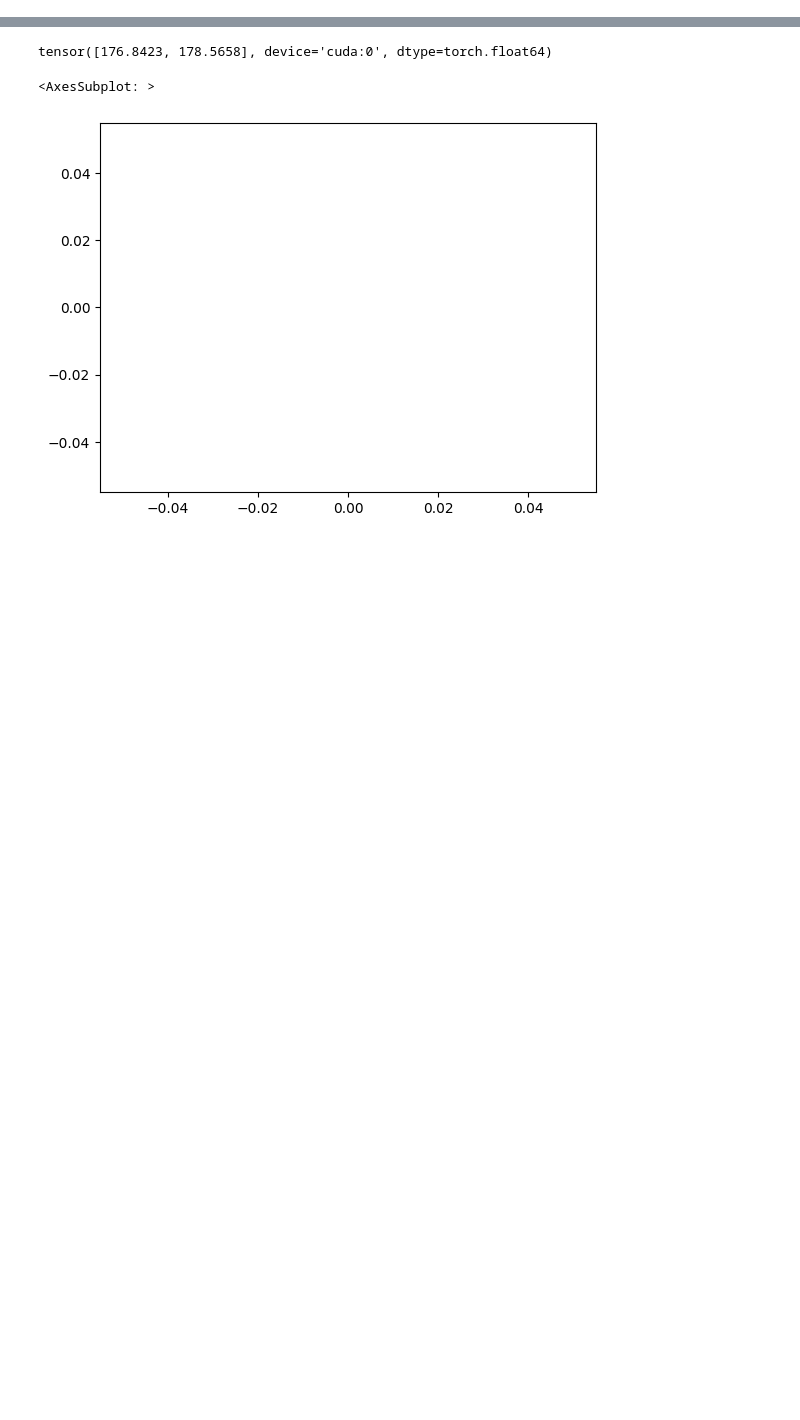
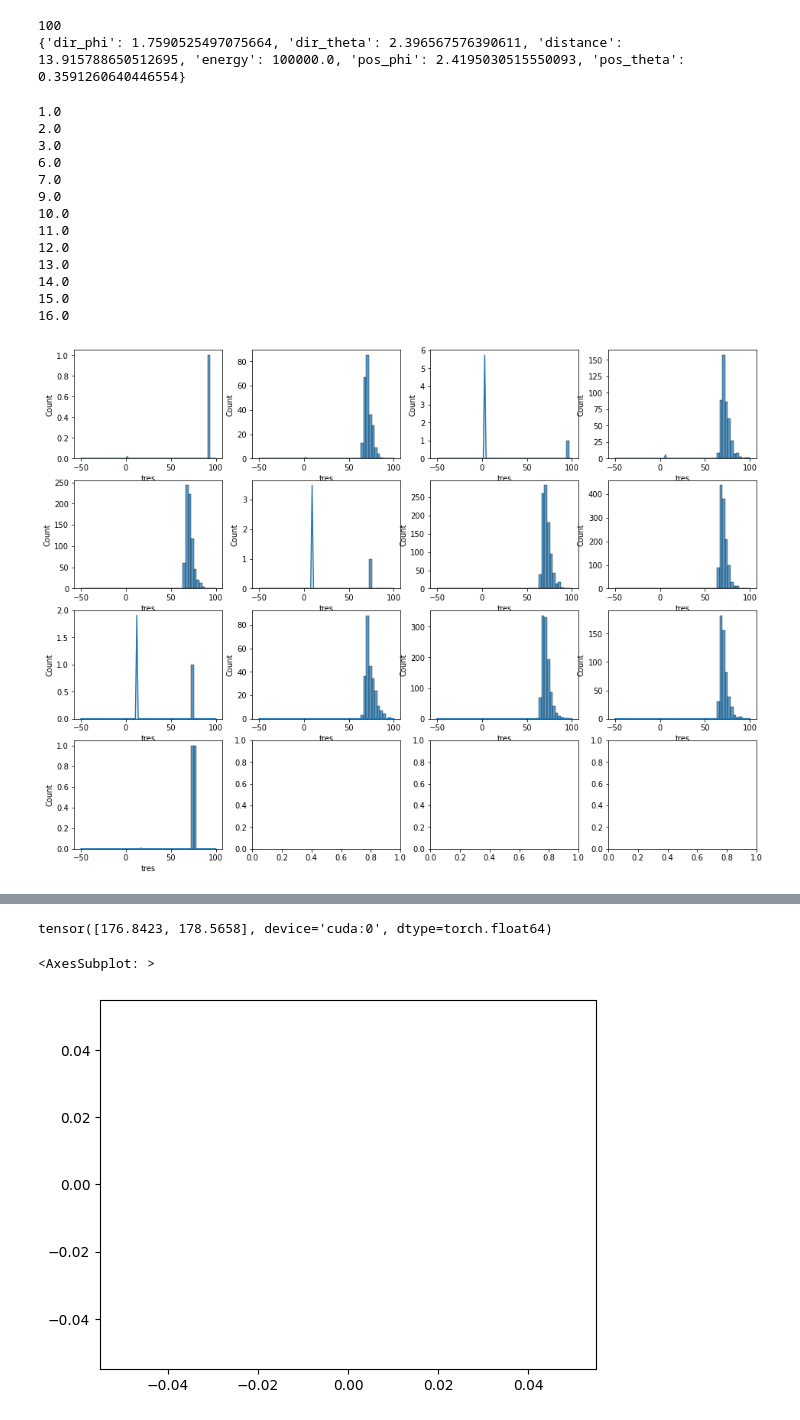
Before and after one commit to chrhck/NeutrinoTelescopes, a Jupyter notebook: notebooks/fit_normalizing_flow.ipynb, the cells around one changed output, grey strips where cells are left out. Cells and saved outputs as stored; diff of their text form; code cells hidden in the pictures; blank space fills up the shorter version.

Commit message:
streamline tables

```diff
--- a/notebooks/fit_normalizing_flow.ipynb
+++ b/notebooks/fit_normalizing_flow.ipynb
@@ -128,9 +188,9 @@ def read_table_hdf(fname, ix):
 # %%
-ds = HDF5PhotonTable("../assets/photon_table.hd5", 0, -1)
+ds = HDF5PhotonTableUnWeighted("../assets/photon_table.hd5", 0, -1)
 
 split_len = int(np.ceil(0.7*len(ds)))
 
 train_dataset, test_dataset = random_split(ds, [split_len, len(ds)-split_len])
 
-train_loader = DataLoader(train_dataset, batch_size=100, shuffle=True)
-test_loader= DataLoader(test_dataset, batch_size=10000)
+train_loader = DataLoader(train_dataset, batch_size=500, shuffle=True)
+test_loader= DataLoader(test_dataset, batch_size=5000)
@@ -136,0 +256,45 @@ test_loader= DataLoader(test_dataset, batch_size=10000)
+# %%
+ev = read_table_hdf_unweighted("../assets/photon_table.hd5", 80)
+print(ev[1])
+# %% [output]
+100
+{'dir_phi': 1.7590525497075664, 'dir_theta': 2.396567576390611, 'distance': 13.915788650512695, 'energy': 100000.0, 'pos_phi': 2.4195030515550093, 'pos_theta': 0.3591260640446554}
+# %%
+fig, axs = plt.subplots(4, 4, figsize=(16, 12))
+
+label_order = ["distance", "energy", "dir_theta", "dir_phi", "pos_theta", "pos_phi"]
+
+for i, (grpname, grp) in enumerate(ev[0].groupby("pmt_id")):
+    row, col = divmod(i, 4)
+    ax = axs[row][col]
+    x = grp["tres"]
+    #weights = grp["weight"]
+    sns.histplot(x=x, bins=np.linspace(-50, 100, 50), ax=ax)
+
+    pmt_encoding = torch.nn.functional.one_hot(torch.LongTensor([int(grpname) - 1]), 16)
+    xs = torch.linspace(-50, 100, 100)
+    labels = torch.empty((xs.shape[0], 16 + len(label_order)), dtype=torch.float64)
+    labels_d = ev[1]
+    for i, label in enumerate(label_order):
+        labels[:, i] = labels_d[label]
+    labels[:, len(label_order):] = pmt_encoding
+    labels[:, 0] = np.log10(labels[:, 0])
+    labels[:, 1] = np.log10(labels[:, 1])
+
+    logpdf, _, _ = pdf(xs[:, np.newaxis].to(device), conditional_input=labels.to(device))
+    ax.plot(xs, torch.exp(logpdf).detach().cpu() )
+# %% [output]
+1.0
+2.0
+3.0
+6.0
+7.0
+9.0
+10.0
+11.0
+12.0
+13.0
+14.0
+15.0
+16.0
+[figure, added]
```
Also changed, not shown: parts of 10 cells of this notebook, 2 other files.
